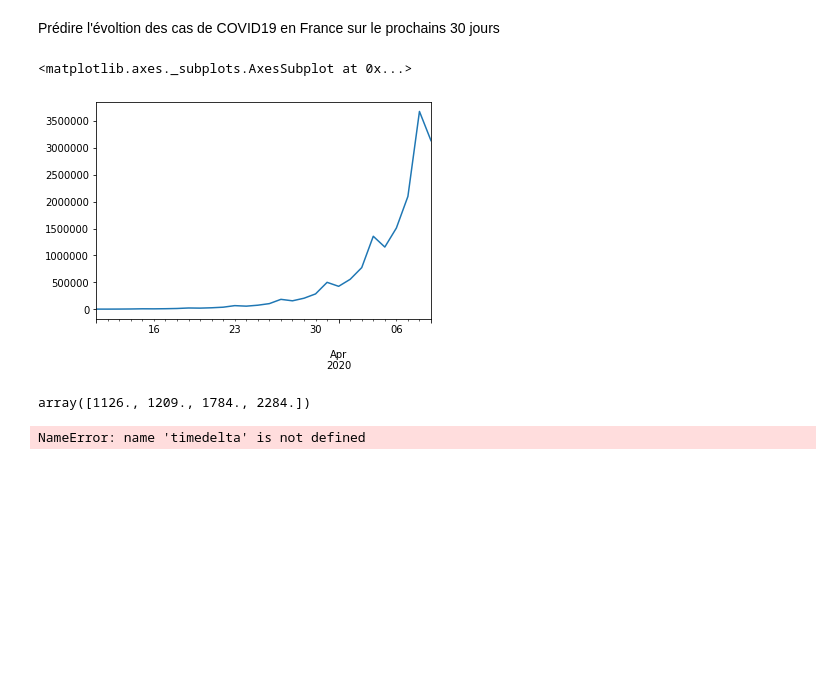
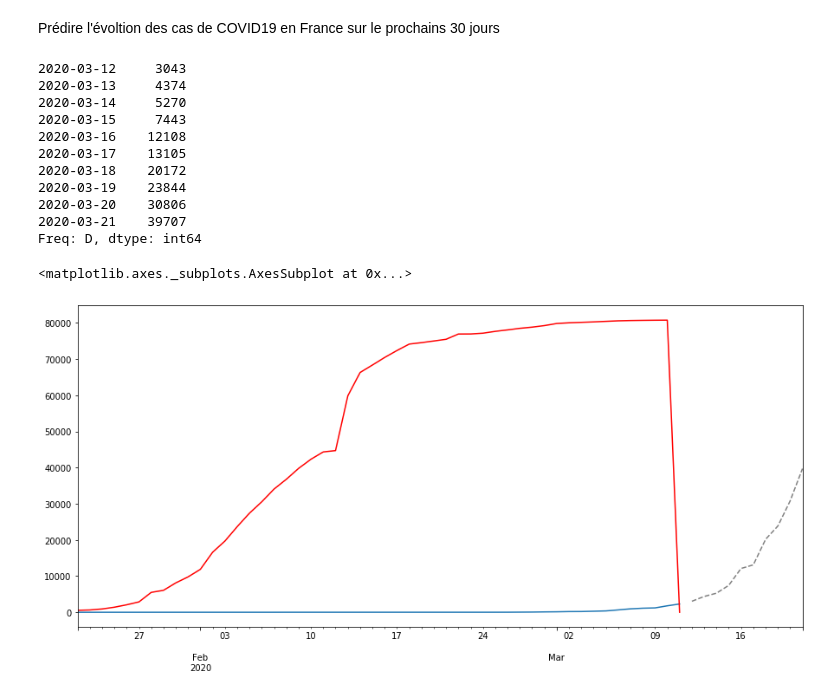
Before and after one commit to AmineDiro/Prediction-COVID19-France-, a Jupyter notebook: EDA.ipynb, the cells around one changed output. Saved outputs shown, nothing was run; the diff lists cells and outputs as text; code cells hidden in the pictures; blank space fills up the shorter version.

```diff
--- a/EDA.ipynb
+++ b/EDA.ipynb
@@ -224,8 +220,8 @@ _________________________________________________________________
 # %% [markdown]
 Prédire l'évoltion des cas de COVID19 en France sur le prochains 30 jours
 # %%
-n=30
-index30 = pd.date_range(f_confirmed.index[-1]+1, periods=n, freq='D')
+n=10
+index30 = pd.date_range(f_confirmed.index[-1]+timedelta(days=1), periods=n, freq='D')
 last_cases = f_confirmed[-n_steps:].values
 prediction30 = []
 for i in range(n):
@@ -236,15 +232,29 @@ for i in range(n):
     last_cases=np.append(last_cases,int(y_pred[0][0]))
 serie30= pd.Series(data=prediction30,index=index30)
 # %%
-serie30.plot()
+serie30
 # %% [output]
-<matplotlib.axes._subplots.AxesSubplot at 0x...>
+2020-03-12     3043
+2020-03-13     4374
+2020-03-14     5270
+2020-03-15     7443
+2020-03-16    12108
+2020-03-17    13105
+2020-03-18    20172
+2020-03-19    23844
+2020-03-20    30806
+2020-03-21    39707
+Freq: D, dtype: int64
-[figure, removed]
-# %%
-f_confirmed[-n_steps:].values
-# %% [output]
-array([1126., 1209., 1784., 2284.])
-# %%
-timedelta(f_confirmed.index[-1],1)
-# %% [output]
-NameError: name 'timedelta' is not defined
+# %%
+fig = plt.figure(figsize=(15,15))
+ax = fig.add_subplot(2, 1, 1)
+
+#ax.set_yscale('log')
+
+f_confirmed.plot(ax=ax,label='france')
+c_confirmed.plot(ax=ax,c='red',label='China')
+
+serie30.plot(ax=ax,c="grey",linestyle='--',label='predition for 30 days')
+# %% [output]
+<matplotlib.axes._subplots.AxesSubplot at 0x...>
+[figure, added]
```
Also changed, not shown: parts of 5 cells of this notebook.
